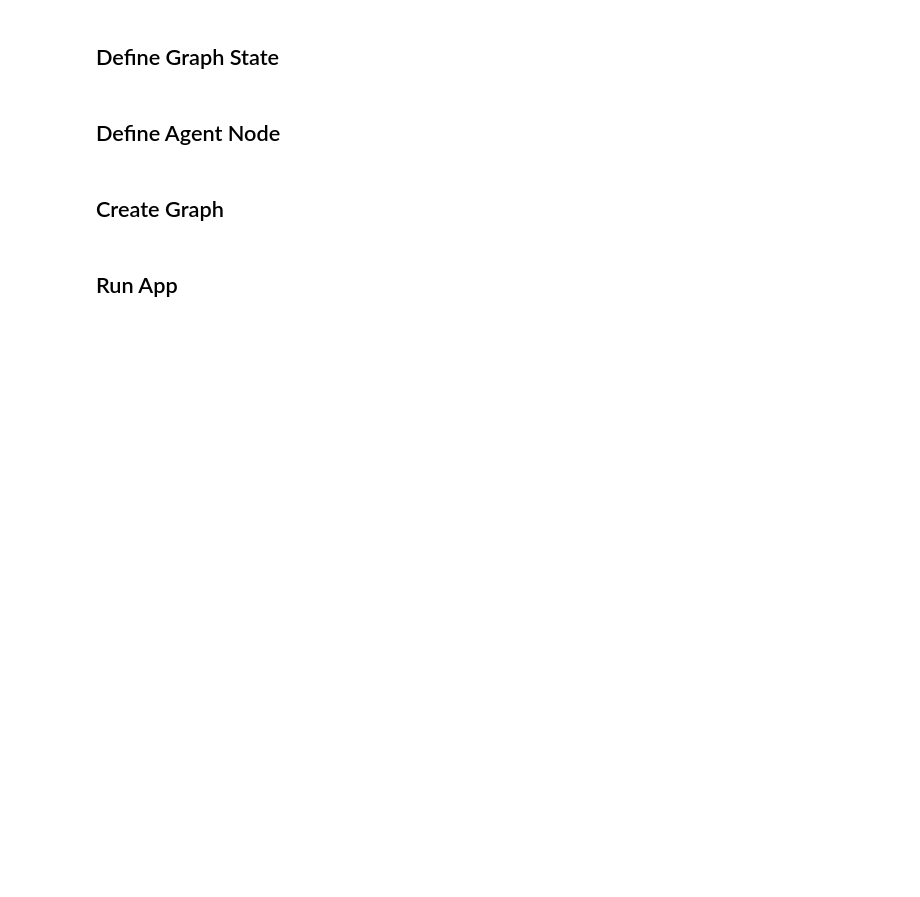
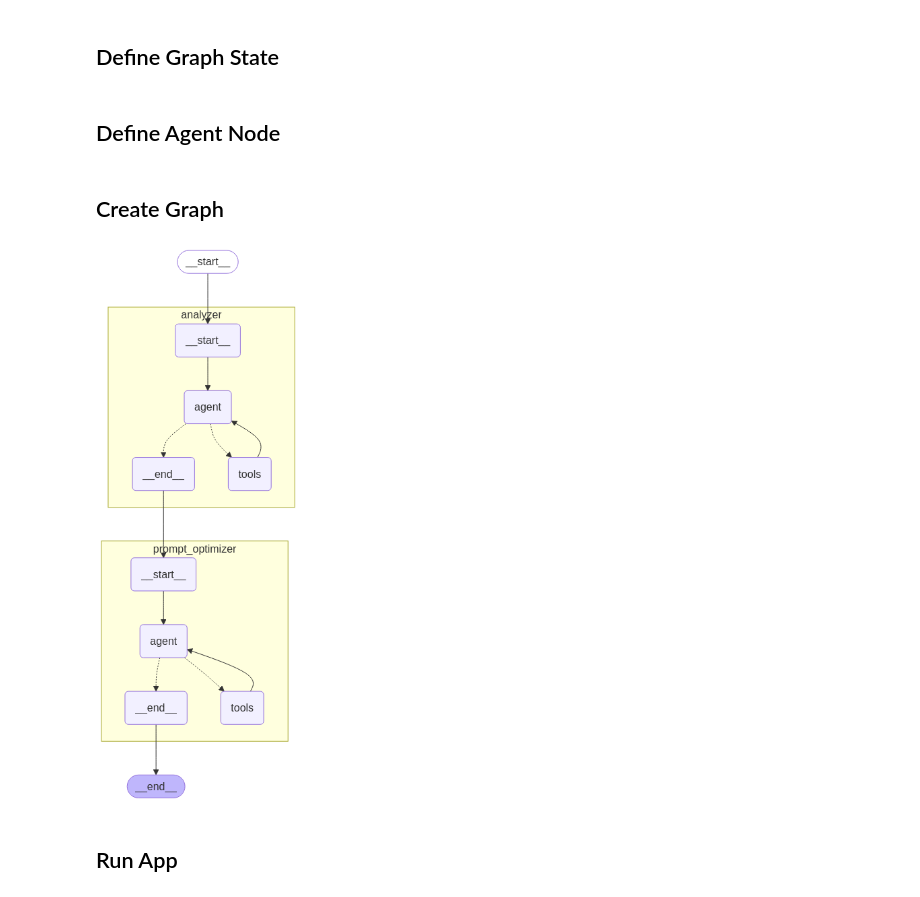
Before and after one commit to GeorgeShiue/E3-MAS, a Jupyter notebook: lab.ipynb, the cells around one changed output. Saved outputs shown, nothing was run; the diff lists cells and outputs as text; code cells hidden in the pictures; blank space fills up the shorter version.

Commit message:
update: evolution team

```diff
--- a/lab.ipynb
+++ b/lab.ipynb
@@ -528,8 +581,8 @@ from typing_extensions import TypedDict
 class Evolution(TypedDict):
     input: str
     analysis: str
-    updated_agent_system_prompt: str
     result: str
+    # updated_agent_system_prompt: str
 # %% [markdown]
 ## Define Agent Node
 # %%
@@ -567,3 +618,7 @@ evolution_app = evolution_workflow.compile() # This compiles it into a LangChain
+# %%
+display(Image(evolution_app.get_graph(xray=True).draw_mermaid_png()))
+# %% [output]
+[figure, added]
 # %% [markdown]
 ## Run App
 # %%
```
Also changed, not shown: parts of 6 cells of this notebook, 3 other files.
